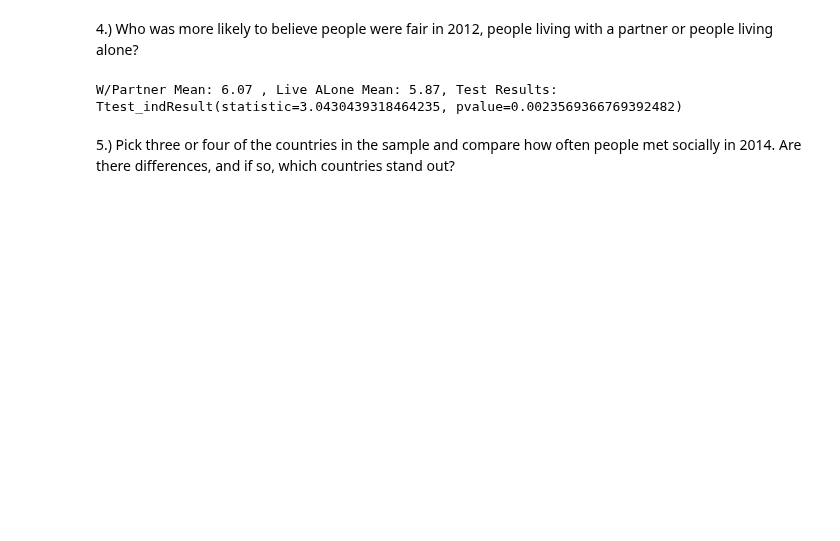
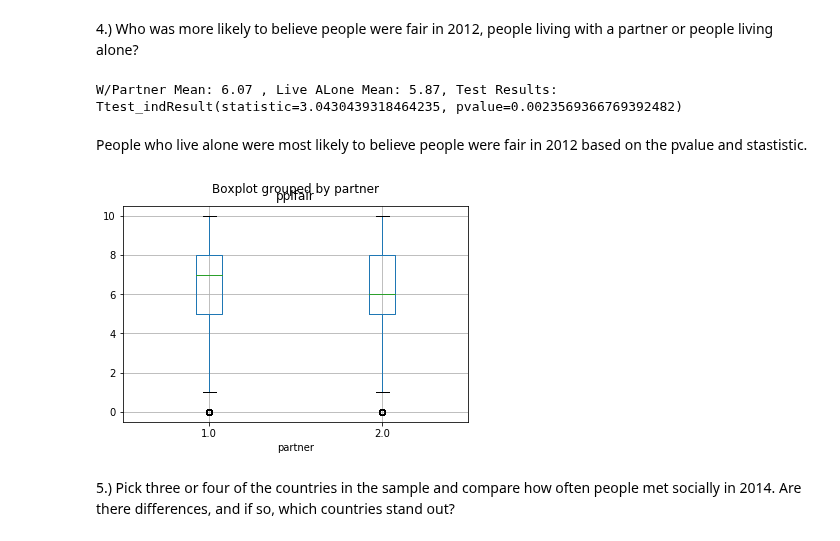
Before and after one commit to zinrion/Thinkful-Projects, a Jupyter notebook: Advanced Experimentation Challenge.ipynb, the cells around one changed output. Drawn from its saved outputs; the diff is of its cells as text; code cells hidden in the pictures; blank space fills up the shorter version.

```diff
--- a/Advanced Experimentation Challenge.ipynb
+++ b/Advanced Experimentation Challenge.ipynb
@@ -139,6 +162,13 @@ def partner_comparison(target_metric):
 partner_comparison("pplfair")
 # %% [output]
 W/Partner Mean: 6.07 , Live ALone Mean: 5.87, Test Results: Ttest_indResult(statistic=3.0430439318464235, pvalue=0.0023569366769392482)
+# %% [markdown]
+People who live alone were most likely to believe people were fair in 2012 based on the pvalue and stastistic.
+# %%
+data.boxplot(column='pplfair', by='partner')
+plt.show()
+# %% [output]
+[figure, added]
 # %% [markdown]
 5.) Pick three or four of the countries in the sample and compare how often people met socially in 2014. Are there differences, and if so, which countries stand out?
 # %%
```
Also changed, not shown: parts of 13 cells of this notebook.
